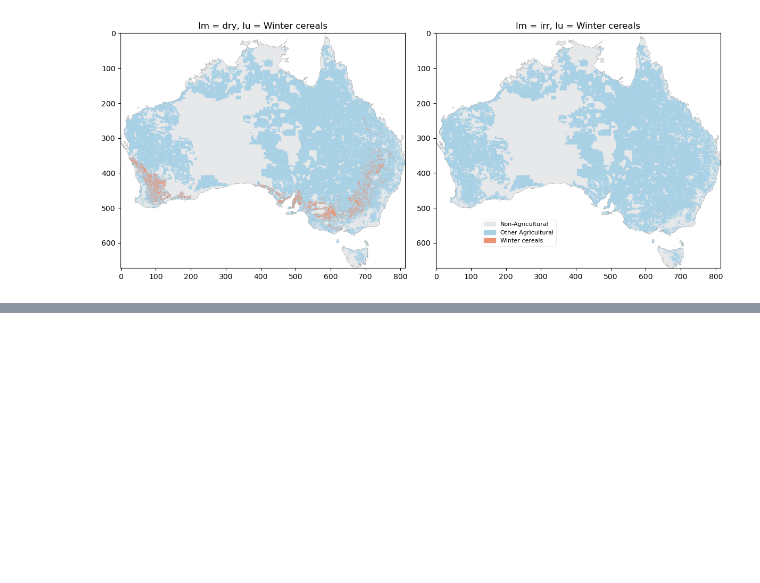
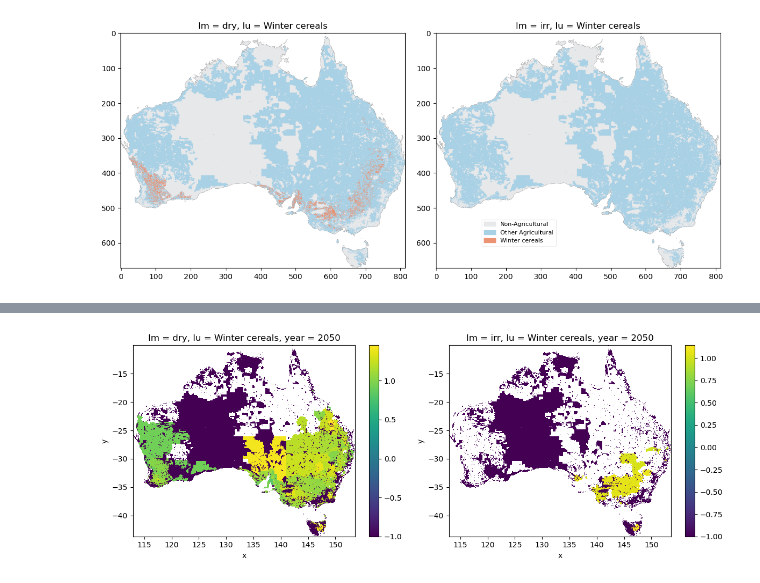
Before and after one commit to land-use-trade-offs/luto-2.0, a Jupyter notebook: luto/tools/Manual_jupyter_books/Chap_1_LUTO_overview.ipynb, the cells around one changed output, grey strips where cells are left out. Cells and saved outputs as stored; diff of their text form; code cells hidden in the pictures; blank space fills up the shorter version.

```diff
--- a/luto/tools/Manual_jupyter_books/Chap_1_LUTO_overview.ipynb
+++ b/luto/tools/Manual_jupyter_books/Chap_1_LUTO_overview.ipynb
@@ -81,0 +190,38 @@ plt.show()
+# %%
+# Convert the `AGEC_CROPS` data to 2D xarray
+cci_crops_xr = []
+for col in data.CLIMATE_CHANGE_IMPACT.columns:
+    series = data.CLIMATE_CHANGE_IMPACT[col]
+    series_xr = arr_to_xr(data, series).expand_dims({
+        'lm': [col[0]],
+        'lu': [col[1]],
+        'year': [col[2]]
+    })
+    cci_crops_xr.append(series_xr)
+
+# Combine the xarray objects
+cci_crops_xr = xr.combine_by_coords(cci_crops_xr)
+
+
+# Append ones as the climate change impact in year 2010
+cci_ones_dry = cci_crops_xr.sel(lm=['dry'], year=[2020])
+cci_ones_dry.data = np.ones_like(cci_ones_dry.data)
+cci_ones_dry.coords['year'] = [2010]
+cci_ones_irr = cci_crops_xr.sel(lm=['irr'], year=[2020])
+cci_ones_irr.data = np.ones_like(cci_ones_irr.data)
+cci_ones_irr.coords['year'] = [2010]
+cci_crops_xr = xr.combine_by_coords([cci_crops_xr, cci_ones_dry, cci_ones_irr])
+
+
+# Get the data for the given land-use
+cci_crops_xr_lu = cci_crops_xr.sel(lu=lu_desc)
+# Linearly interpolate the data to 2010-2100
+cci_crops_xr_lu = cci_crops_xr_lu.interp(year=range(2010, 2101), method='linear', kwargs={"fill_value": "extrapolate"})
+# %%
+# Get the data for the given year
+cci_dry = cci_crops_xr_lu.sel(lm='dry', year=year_target).drop_vars('spatial_ref')
+cci_irr = cci_crops_xr_lu.sel(lm='irr', year=year_target).drop_vars('spatial_ref')
+
+plot_dry_irr(cci_dry, cci_irr)
+# %% [output]
+[figure, added]
```
Also changed, not shown: parts of 35 cells of this notebook, 4 other files.
